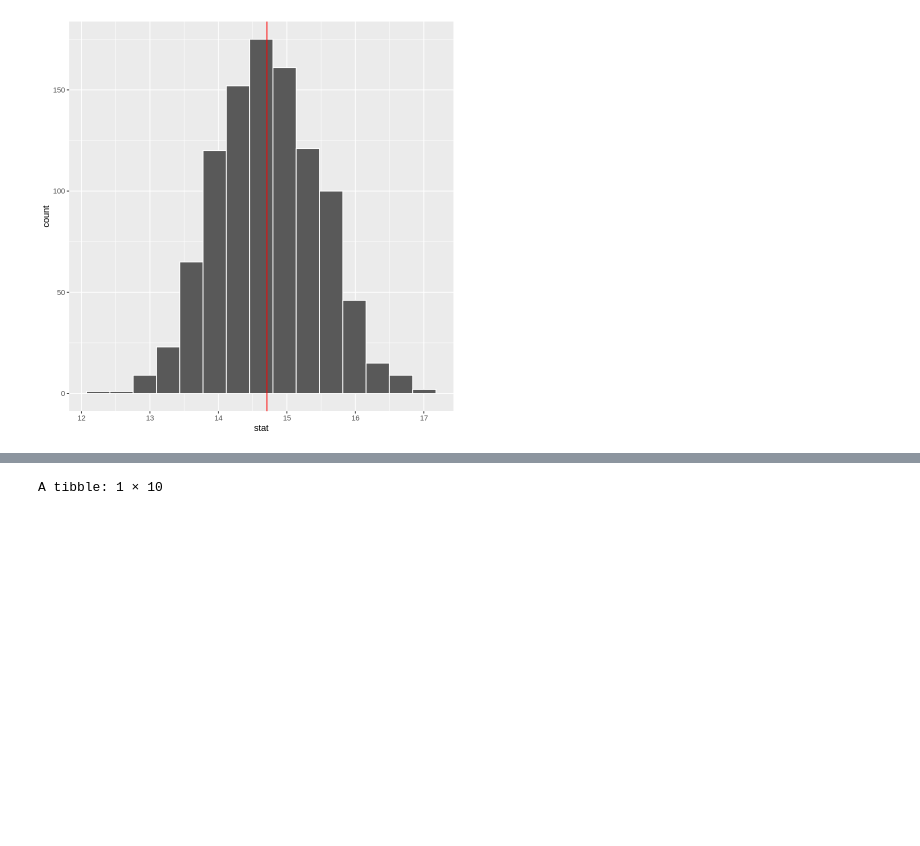
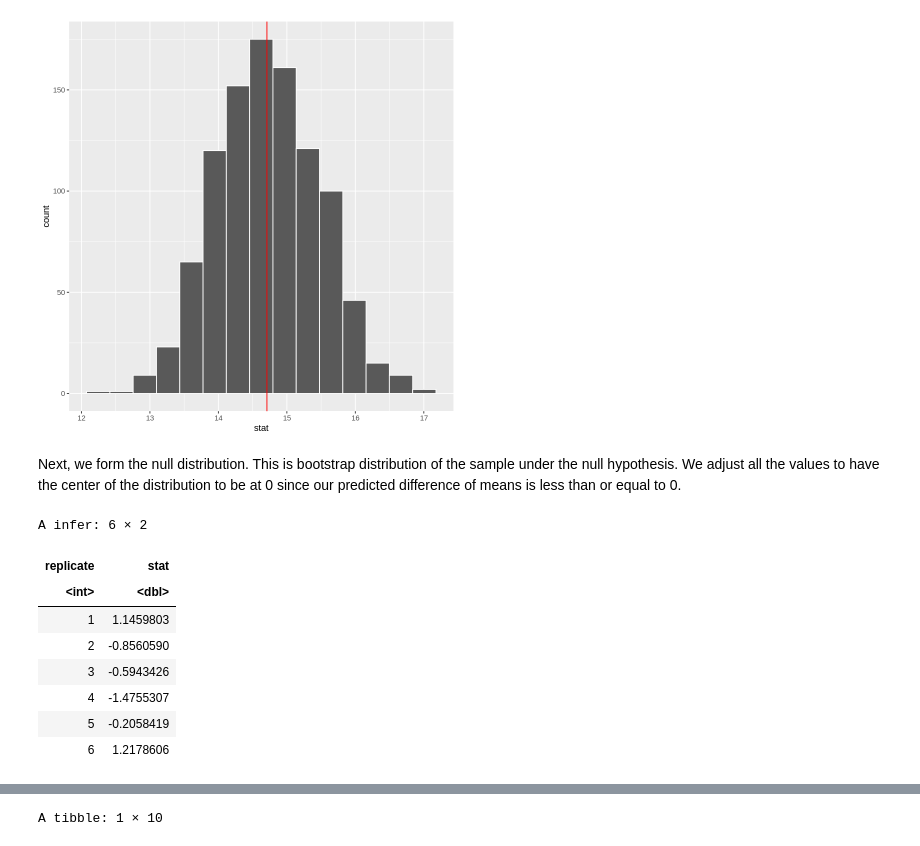
Before and after one commit to agoel25/stat_201_group_11, a Jupyter notebook: Final report.ipynb, the cells around one changed output, grey strips where cells are left out. Cells and saved outputs as stored; diff of their text form; code cells hidden in the pictures; blank space fills up the shorter version.

```diff
--- a/Final report.ipynb
+++ b/Final report.ipynb
@@ -170,8 +171,21 @@ bootstrap_dist_plot <-
 bootstrap_dist_plot
 # %% [output]
 [figure]
+# %% [markdown]
+Next, we form the null distribution. This is bootstrap distribution of the sample under the null hypothesis. We adjust all the values to have the center of the distribution to be at 0 since our predicted difference of means is less than or equal to 0.
 # %%
 # adjust the center of our bootstrap distribution to 0 and call it null_dist
 null_dist <-
      bootstrap_dist %>%
      mutate(stat=stat-(obs_test_stat-0))
+head(null_dist)
+# %% [output]
+A infer: 6 × 2
+| replicate | stat |
+| <int> | <dbl> |
+| 1 | 1.1459803 |
+| 2 | -0.8560590 |
+| 3 | -0.5943426 |
+| 4 | -1.4755307 |
+| 5 | -0.2058419 |
+| 6 | 1.2178606 |
```
Also changed, not shown: parts of 20 cells of this notebook.
